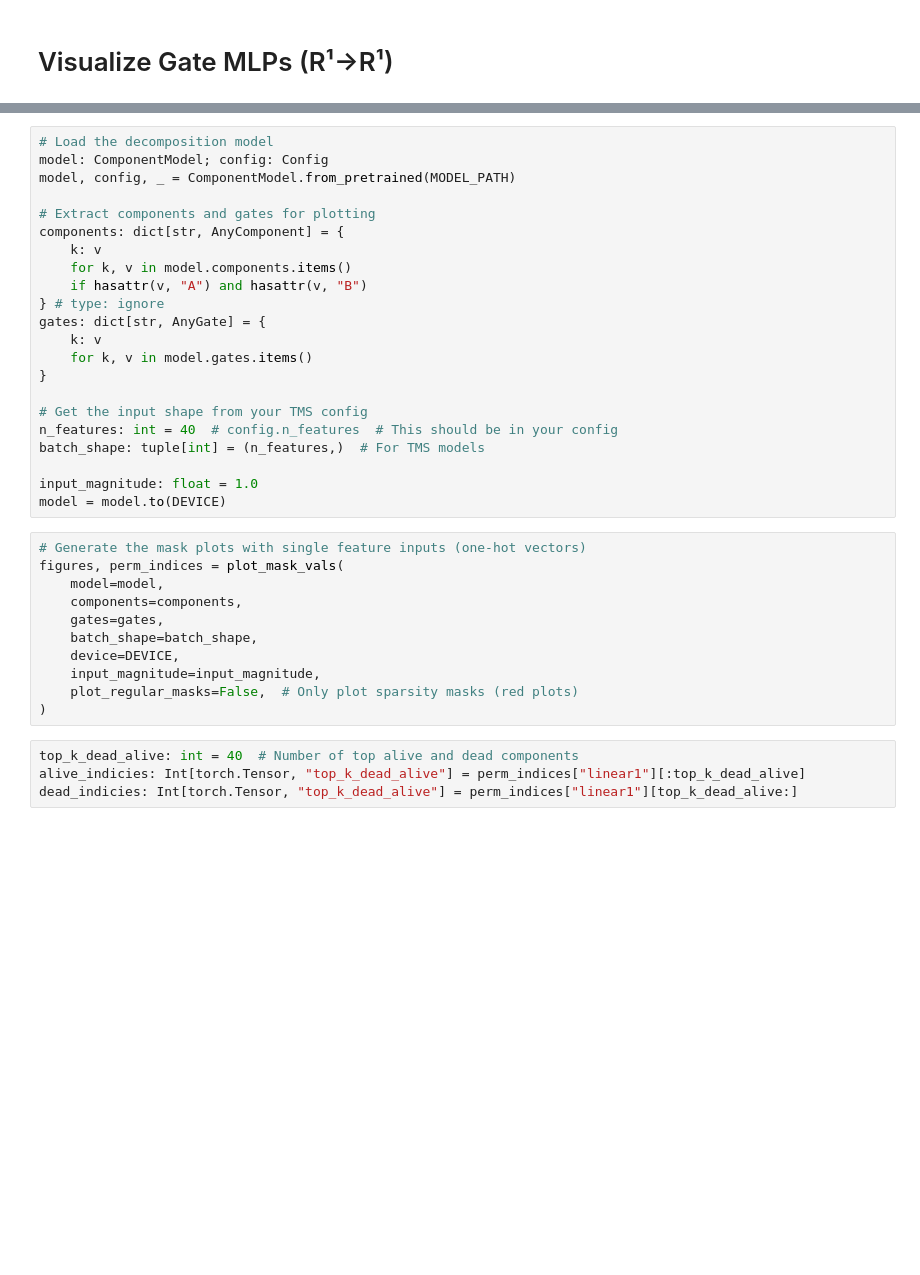
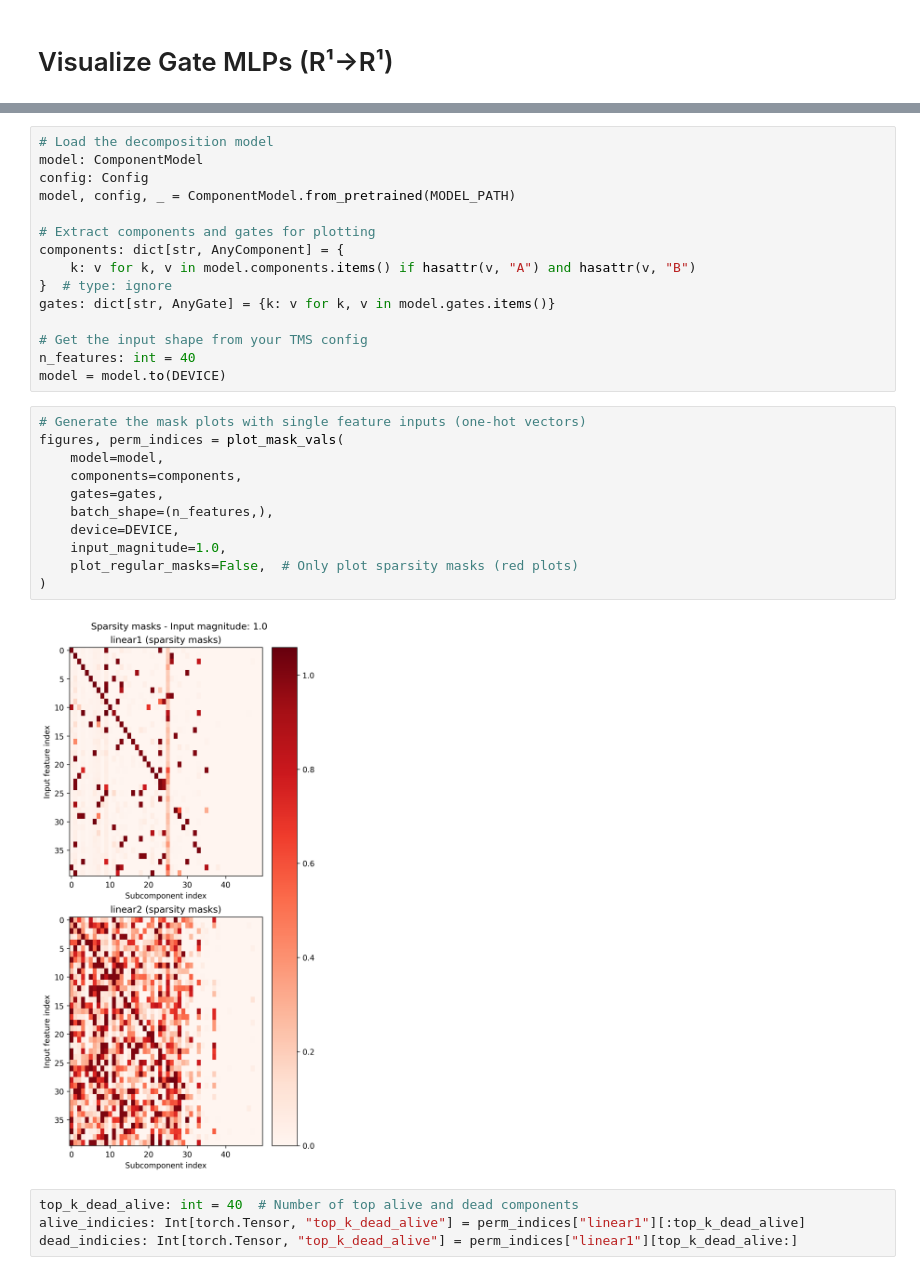
Before and after one commit to mivanit/apd, a Jupyter notebook: notebooks/visualize_gate_mlp_simple.ipynb, the cells around one changed output, grey strips where cells are left out. Cells and saved outputs as stored; diff of their text form; blank space fills up the shorter version.

```diff
--- a/notebooks/visualize_gate_mlp_simple.ipynb
+++ b/notebooks/visualize_gate_mlp_simple.ipynb
@@ -28,37 +25,32 @@ MODEL_PATH = "../spd/experiments/tms/out/randrecon1.00e+00_p2.00e+00_lpsp1.00e-0
 DEVICE: torch.device = torch.device("cuda" if torch.cuda.is_available() else "cpu")
 # %%
 # Load the decomposition model
-model: ComponentModel; config: Config
+model: ComponentModel
+config: Config
 model, config, _ = ComponentModel.from_pretrained(MODEL_PATH)
 
 # Extract components and gates for plotting
 components: dict[str, AnyComponent] = {
-	k: v
-	for k, v in model.components.items()
-	if hasattr(v, "A") and hasattr(v, "B")
-} # type: ignore
-gates: dict[str, AnyGate] = {
-	k: v
-	for k, v in model.gates.items()
-}
+    k: v for k, v in model.components.items() if hasattr(v, "A") and hasattr(v, "B")
+}  # type: ignore
+gates: dict[str, AnyGate] = {k: v for k, v in model.gates.items()}
 
 # Get the input shape from your TMS config
-n_features: int = 40  # config.n_features  # This should be in your config
-batch_shape: tuple[int] = (n_features,)  # For TMS models
-
-input_magnitude: float = 1.0
+n_features: int = 40
 model = model.to(DEVICE)
 # %%
 # Generate the mask plots with single feature inputs (one-hot vectors)
 figures, perm_indices = plot_mask_vals(
     model=model,
     components=components,
     gates=gates,
-    batch_shape=batch_shape,
+    batch_shape=(n_features,),
     device=DEVICE,
-    input_magnitude=input_magnitude,
+    input_magnitude=1.0,
     plot_regular_masks=False,  # Only plot sparsity masks (red plots)
 )
+# %% [output]
+[figure, added]
 # %%
 top_k_dead_alive: int = 40  # Number of top alive and dead components
 alive_indicies: Int[torch.Tensor, "top_k_dead_alive"] = perm_indices["linear1"][:top_k_dead_alive]
```
Also changed, not shown: parts of 10 cells of this notebook, 2 other files.
